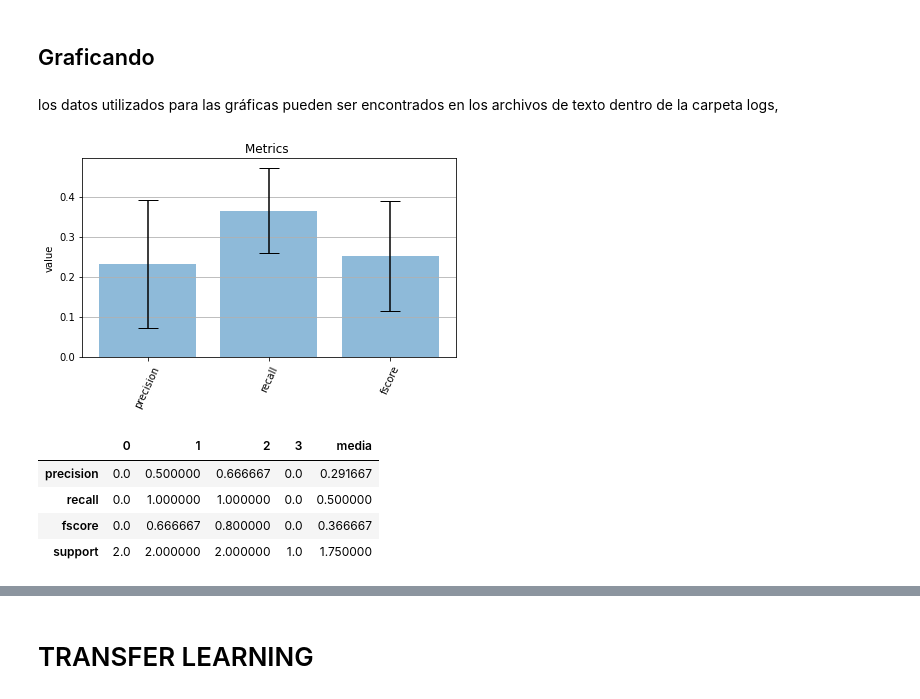
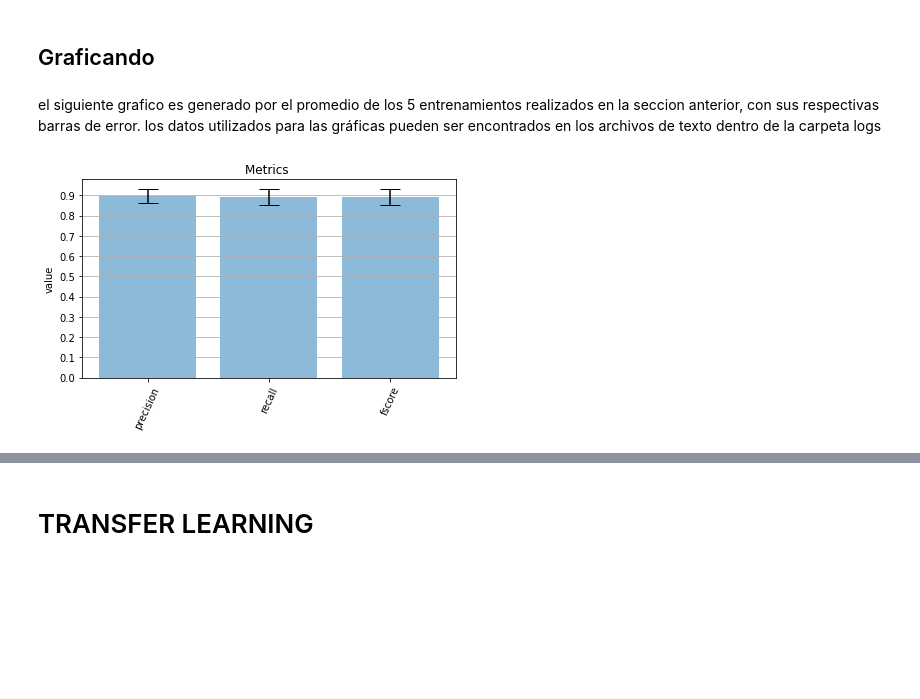
Before and after one commit to felipesaldias/homeWorkCNN, a Jupyter notebook: one-two-three_classificator.ipynb, the cells around one changed output, grey strips where cells are left out. Drawn from its saved outputs; the diff is of its cells as text; code cells hidden in the pictures; blank space fills up the shorter version.

Commit message:
Graphics for ownnet

```diff
--- a/one-two-three_classificator.ipynb
+++ b/one-two-three_classificator.ipynb
@@ -319,17 +322,16 @@ y_true=valid_dataset.targets
 times= 5
 
 for i in range(times):
-    y_pred = please_train_it(f"EXPERIMENT:{i}", 1)
-    #y_pred = [2,2,2,2,3,3,3]
+    y_pred = please_train_it(f"EXPERIMENT_{i}", 100)
     metrics = precision_recall_fscore_support(y_true, y_pred)
     df =pd.DataFrame(metrics, columns=["0", "1", "2", "3"], index=["precision", "recall", "fscore", "support"]).drop("support")
     series_medias= pd.Series(df.mean(axis=1),name= "media")
     df_mean= pd.concat([df,series_medias],axis= 1)
     arreglo[i] = df_mean
     medias[i] = series_medias
-df= pd.concat(arreglo, axis=0, keys=range(5))
-display(df)
-mean = pd.concat(medias, axis=1, keys=range(5)).mean(axis=1)
-std = pd.concat(medias, axis=1, keys=range(5)).std(axis=1)
+df= pd.concat(arreglo, axis=0, keys=range(times))
+#display(df)
+mean = pd.concat(medias, axis=1, keys=range(times)).mean(axis=1)
+std = pd.concat(medias, axis=1, keys=range(times)).std(axis=1)
 # %% [output]
 equals
@@ -374,4 +380,5 @@ ENDDDDDDD EPOCH
 # %% [markdown]
 ## Graficando
 # %% [markdown]
-los datos utilizados para las gráficas pueden ser encontrados en los archivos de texto dentro de la carpeta logs,
+el siguiente grafico es generado por el promedio de los 5 entrenamientos realizados en la seccion anterior, con sus respectivas barras de error.
+los datos utilizados para las gráficas pueden ser encontrados en los archivos de texto dentro de la carpeta logs
@@ -378,29 +387,17 @@ los datos utilizados para las gráficas pueden ser encontrados en los archivos d
 # %%
 %matplotlib inline
 fig, ax = plt.subplots()
 ax.bar(range(3), mean.values, yerr=std.values,align='center', alpha=0.5, ecolor='black', capsize=10)
 ax.set_ylabel('value')
 ax.set_xticks(range(3))
 ax.set_title('Metrics ')
 ax.yaxis.grid(True)
 
 ax.set_xticklabels(["precision", "recall", "fscore"], rotation=65)
-
+ax.set_yticks(np.arange(0,1,0.1))
 # Save the figure and show
 plt.tight_layout()
 #plt.savefig('bar_plot_with_error_bars.png')
 plt.show()
 # %% [output]
-[figure, old version]
+[figure, new version]
-# %%
-
-
-metrics = precision_recall_fscore_support(y_true, y_pred)
-df =pd.DataFrame(metrics, columns=["0", "1", "2", "3"], index=["precision", "recall", "fscore", "support"])
-pd.concat([df,pd.Series(df.mean(axis=1),name= "media")],axis= 1)
-# %% [output]
-|  | 0 | 1 | 2 | 3 | media |
-| precision | 0.0 | 0.500000 | 0.666667 | 0.0 | 0.291667 |
-| recall | 0.0 | 1.000000 | 1.000000 | 0.0 | 0.500000 |
-| fscore | 0.0 | 0.666667 | 0.800000 | 0.0 | 0.366667 |
-| support | 2.0 | 2.000000 | 2.000000 | 1.0 | 1.750000 |
```
Also changed, not shown: parts of 23 cells of this notebook, 3 other files.
